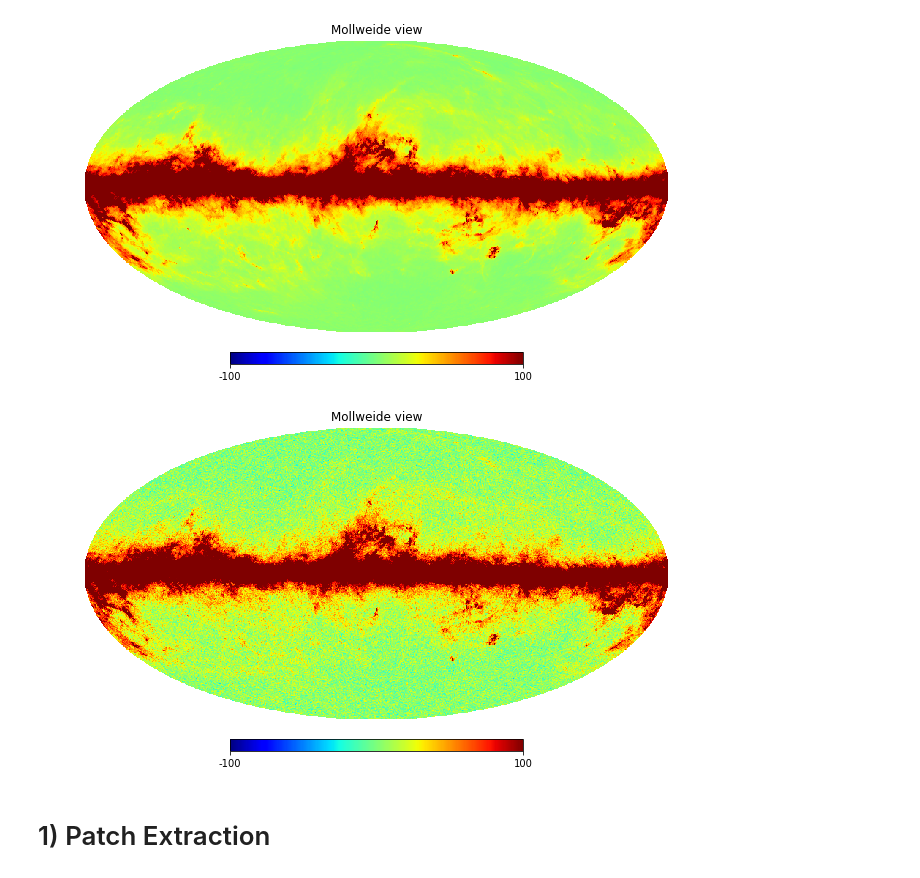
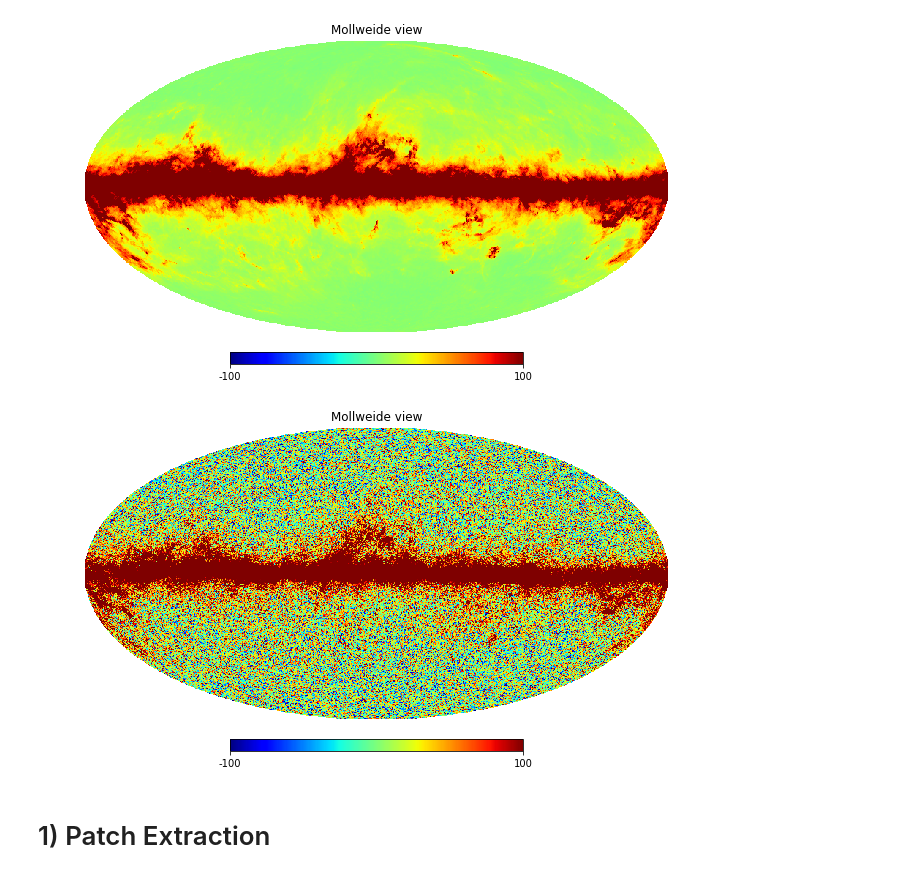
Before and after one commit to florentsureau/ARES, a Jupyter notebook: DL/notebook/DL_Sphere_Tutorial.ipynb, the cells around one changed output. Saved outputs shown, nothing was run; the diff lists cells and outputs as text; code cells hidden in the pictures.

```diff
--- a/DL/notebook/DL_Sphere_Tutorial.ipynb
+++ b/DL/notebook/DL_Sphere_Tutorial.ipynb
@@ -87,13 +87,13 @@ INDXSCHM = IMPLICIT
 # %%
 seedNoise=1041978
 np.random.seed(seed=seedNoise)
-sigmaNoise=10.0
+sigmaNoise=45.0
 noisyMap=inputdust+np.random.normal(size=(npix))*sigmaNoise
 noisy_name=data_path+"/ffp8_thermaldust_nobpm_100_full_map_ns{0}_noisy{1}.fits".format(nsideMap,int(sigmaNoise))
 hp.write_map(noisy_name,noisyMap,overwrite=True) #Temperature in muK
 hp.mollview(noisyMap,min=-100,max=100)
 # %% [output]
-[figure, old version]
+[figure, new version]
 # %% [markdown]
 # 1) Patch Extraction
 # %%
```
Also changed, not shown: parts of 12 cells of this notebook, 1 other file.
